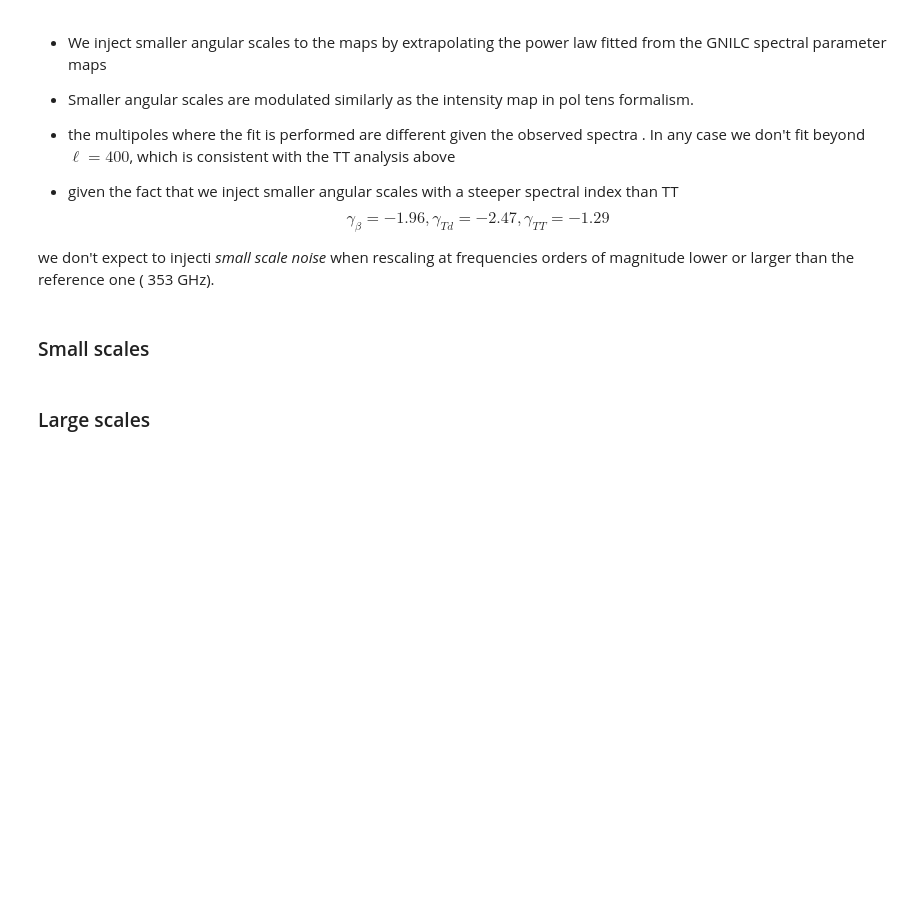
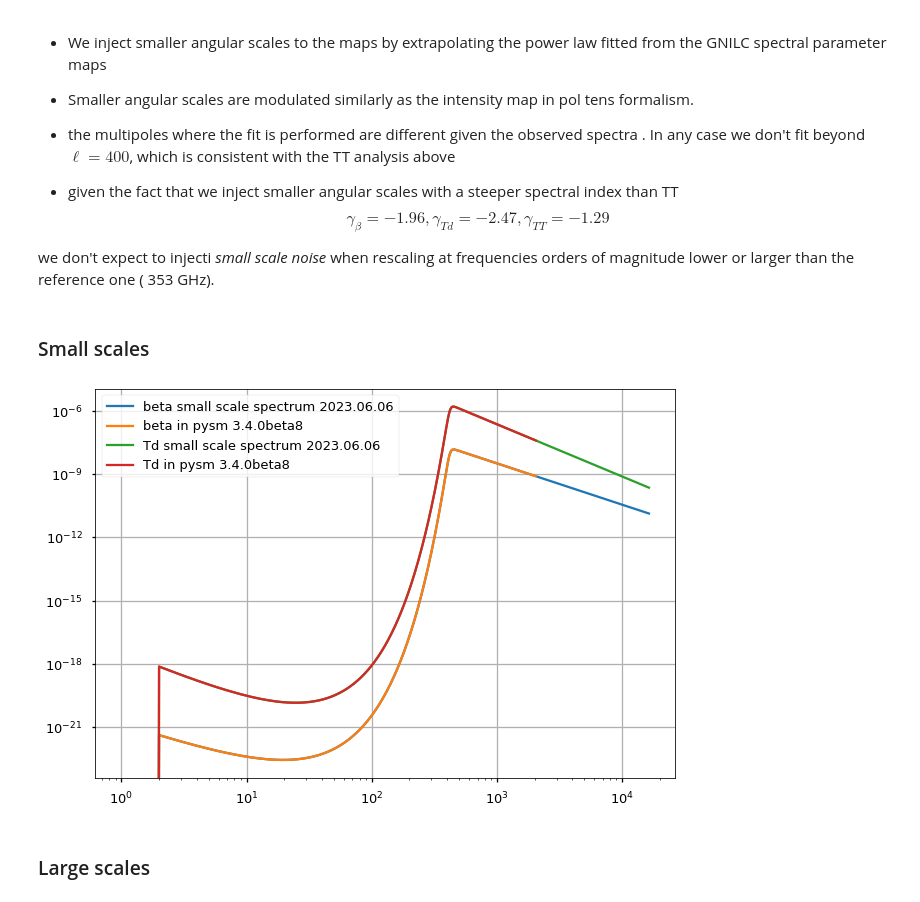
Before and after one commit to galsci/pysm, a Jupyter notebook: docs/preprocess-templates/gnilc_dust_spectralindex_Tdust.ipynb, the cells around one changed output. Cells and saved outputs as stored; diff of their text form; code cells hidden in the pictures; blank space fills up the shorter version.

```diff
--- a/docs/preprocess-templates/gnilc_dust_spectralindex_Tdust.ipynb
+++ b/docs/preprocess-templates/gnilc_dust_spectralindex_Tdust.ipynb
@@ -214,6 +220,17 @@ td_ss = hp.alm2map(td_ss_alm, nside=output_nside)
 
 bd_ss *= modulate_amp
 td_ss *= modulate_amp
+# %%
+plt.loglog(small_scales_input_cl[0], label="beta small scale spectrum 2023.06.06")
+plt.loglog(hp.read_cl("production-data/obsolete/dust_gnilc/pysm_3.4.0b8/gnilc_dust_small_scales_beta_cl_lmax16384.fits.gz"),
+           label="beta in pysm 3.4.0beta8")
+plt.loglog(small_scales_input_cl[1], label="Td small scale spectrum 2023.06.06")
+plt.loglog(hp.read_cl("production-data/obsolete/dust_gnilc/pysm_3.4.0b8/gnilc_dust_small_scales_Td_cl_lmax16384.fits.gz"),
+           label="Td in pysm 3.4.0beta8")
+plt.legend()
+plt.grid();
+# %% [output]
+[figure, added]
 # %% [markdown]
 ### Large scales
 # %%
```
Also changed, not shown: parts of 7 cells of this notebook.
